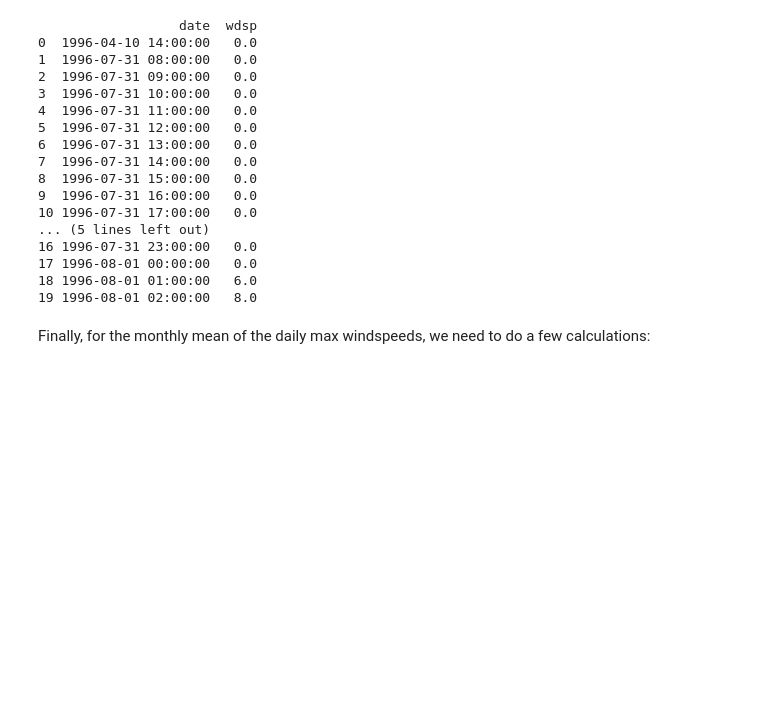
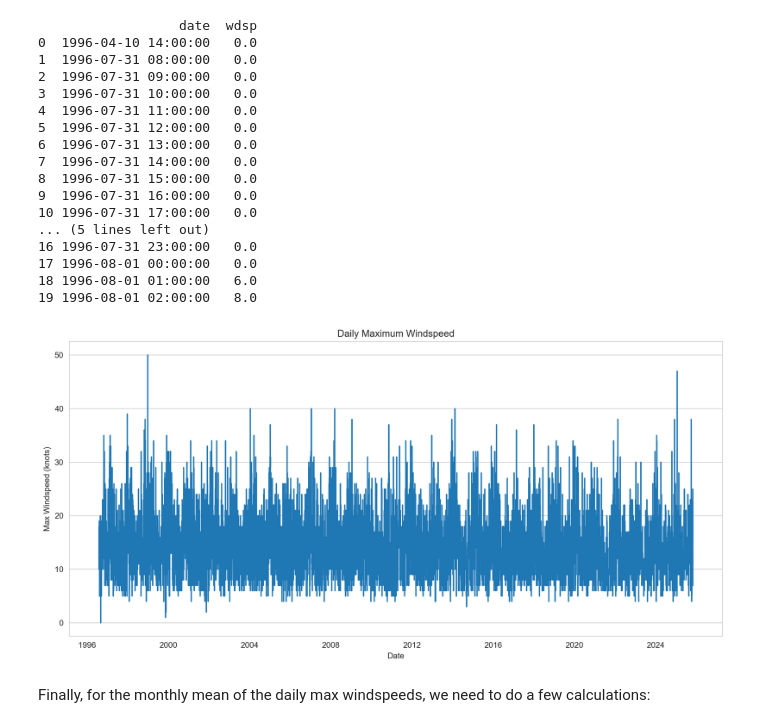
Before and after one commit to LoicBagnoud/Programming-for-Data-Analytics-Assignments, a Jupyter notebook: Week 6/assignment_6_Weather.ipynb, the cells around one changed output. Saved outputs shown, nothing was run; the diff lists cells and outputs as text; code cells hidden in the pictures; blank space fills up the shorter version.

```diff
--- a/Week 6/assignment_6_Weather.ipynb
+++ b/Week 6/assignment_6_Weather.ipynb
@@ -263,6 +263,21 @@ print(df[['date', 'wdsp']].head(20))
 # %%
 # This gets rid of all the 0 values at the beginning of the dataset. This code was provided by ChatGPT.
 df = df.loc[df['date'] >= df[df['wdsp'] > 0]['date'].min()]
+# %%
+# We make our plot again, but this time, without the 0s
+daily_max_wind = df.resample('D', on='date').agg({'wdsp': 'max'})
+
+sns.set_style("whitegrid", {'axes.grid': False})
+plt.figure(figsize=(12, 6), dpi=200)
+plt.title("Daily Maximum Windspeed")
+plt.xlabel("Date")
+plt.ylabel("Max Windspeed (knots)")
+plt.grid(axis='y')
+sns.lineplot(x='date', y='wdsp', data=daily_max_wind)
+plt.tight_layout()
+plt.show()
+# %% [output]
+[figure, added]
 # %% [markdown]
 Finally, for the monthly mean of the daily max windspeeds, we need to do a few calculations:
 # %%
```
Also changed, not shown: parts of 3 cells of this notebook, 2 other files.
